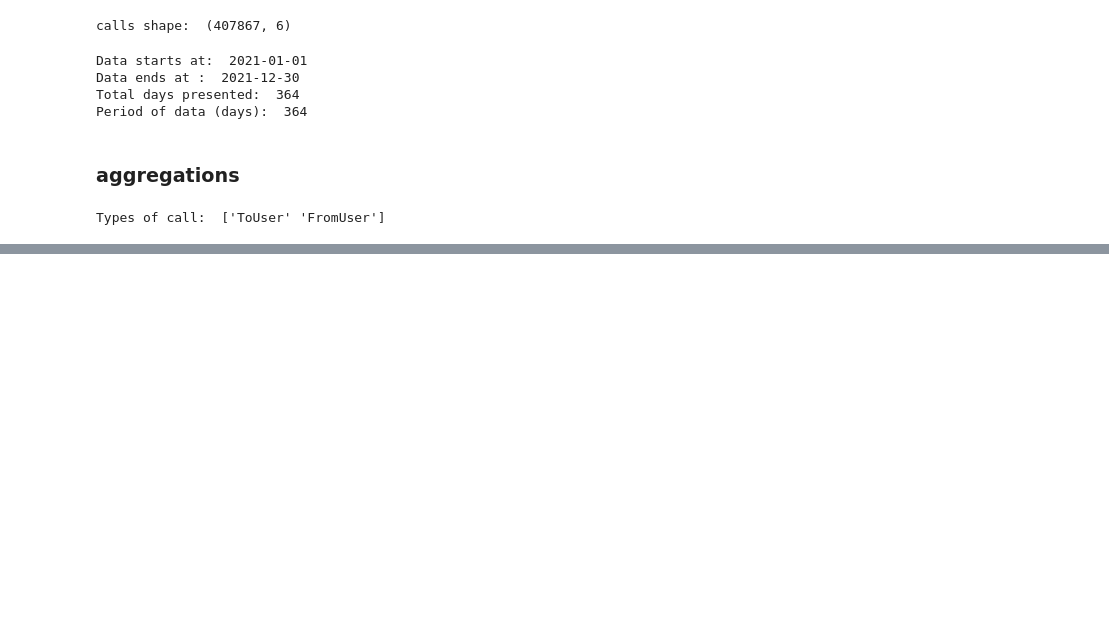
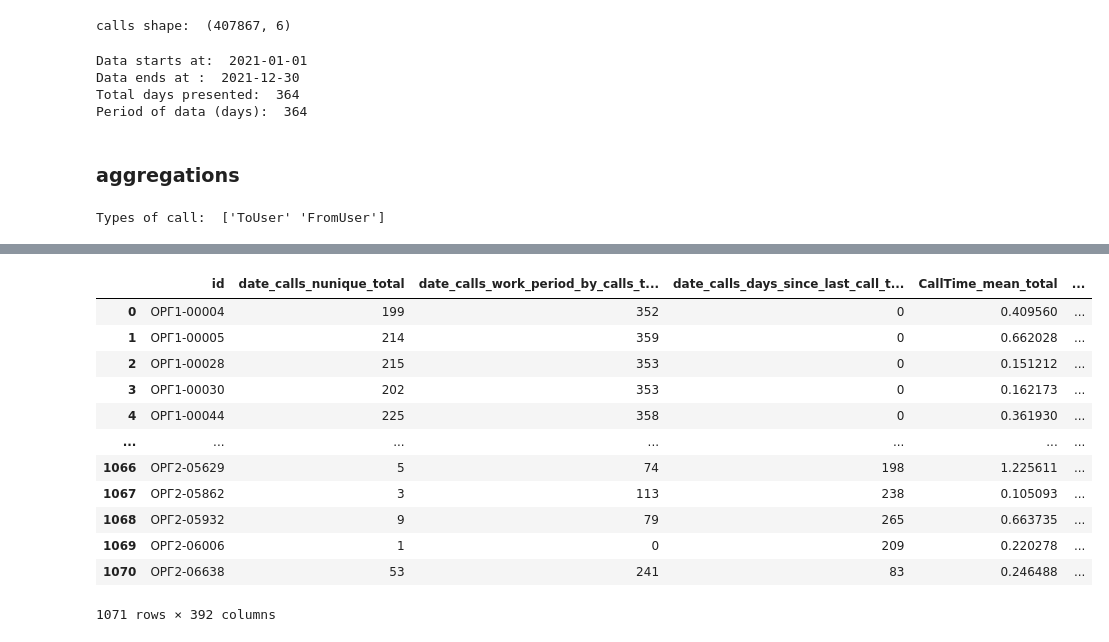
Before and after one commit to lisikux/yakutia_hack_ai_hr, a Jupyter notebook: feature_gen_notebook/calls_features.ipynb, the cells around one changed output, grey strips where cells are left out. Cells and saved outputs as stored; diff of their text form; code cells hidden in the pictures; blank space fills up the shorter version.

```diff
--- a/feature_gen_notebook/calls_features.ipynb
+++ b/feature_gen_notebook/calls_features.ipynb
@@ -519,0 +267,16 @@ grouped_calls_sig.to_csv('data/prepared/grouped_calls_sig.csv', index=False)
+# %%
+grouped_data
+# %% [output]
+|  | id | date_calls_nunique_total | date_calls_work_period_by_calls_t... | date_calls_days_since_last_call_t... | CallTime_mean_total | ... |
+| 0 | ОРГ1-00004 | 199 | 352 | 0 | 0.409560 | ... |
+| 1 | ОРГ1-00005 | 214 | 359 | 0 | 0.662028 | ... |
+| 2 | ОРГ1-00028 | 215 | 353 | 0 | 0.151212 | ... |
+| 3 | ОРГ1-00030 | 202 | 353 | 0 | 0.162173 | ... |
+| 4 | ОРГ1-00044 | 225 | 358 | 0 | 0.361930 | ... |
+| ... | ... | ... | ... | ... | ... | ... |
+| 1066 | ОРГ2-05629 | 5 | 74 | 198 | 1.225611 | ... |
+| 1067 | ОРГ2-05862 | 3 | 113 | 238 | 0.105093 | ... |
+| 1068 | ОРГ2-05932 | 9 | 79 | 265 | 0.663735 | ... |
+| 1069 | ОРГ2-06006 | 1 | 0 | 209 | 0.220278 | ... |
+| 1070 | ОРГ2-06638 | 53 | 241 | 83 | 0.246488 | ... |
+1071 rows × 392 columns
```
Also changed, not shown: parts of 35 cells of this notebook, 3 other files.
